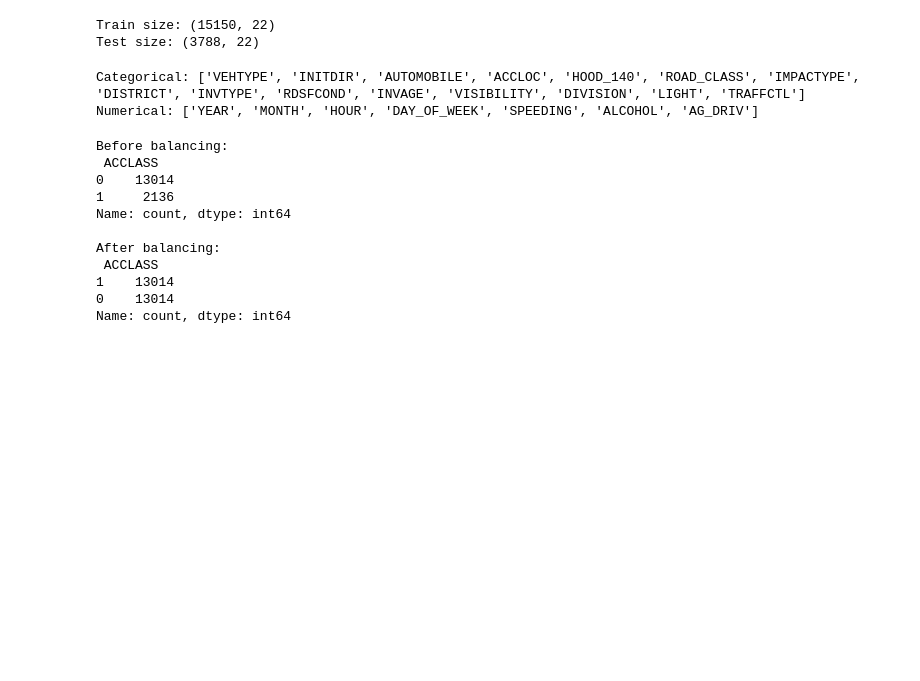
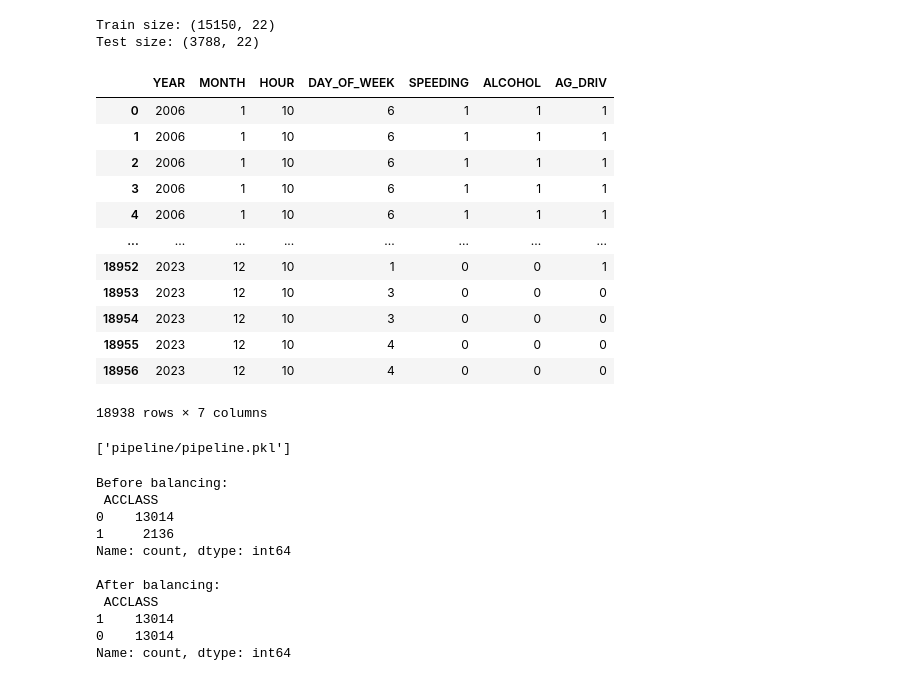
Before and after one commit to Yaksh4826/COMP247_TorontoCollision_ML_Project, a Jupyter notebook: KSI_project.ipynb, the cells around one changed output. Saved outputs shown, nothing was run; the diff lists cells and outputs as text; code cells hidden in the pictures; blank space fills up the shorter version.

Commit message:
Saved Pipeline and added API endpoints using Flask

```diff
--- a/KSI_project.ipynb
+++ b/KSI_project.ipynb
@@ -665,12 +666,21 @@ Test size: (3788, 22)
 # %%
 cat_cols = X.select_dtypes(include='object').columns.tolist()
 num_cols = X.select_dtypes(exclude='object').columns.tolist()
-
-print("Categorical:", cat_cols)
-print("Numerical:", num_cols)
+X[num_cols]
 # %% [output]
+|  | YEAR | MONTH | HOUR | DAY_OF_WEEK | SPEEDING | ALCOHOL | AG_DRIV |
+| 0 | 2006 | 1 | 10 | 6 | 1 | 1 | 1 |
+| 1 | 2006 | 1 | 10 | 6 | 1 | 1 | 1 |
+| 2 | 2006 | 1 | 10 | 6 | 1 | 1 | 1 |
+| 3 | 2006 | 1 | 10 | 6 | 1 | 1 | 1 |
+| 4 | 2006 | 1 | 10 | 6 | 1 | 1 | 1 |
+| ... | ... | ... | ... | ... | ... | ... | ... |
+| 18952 | 2023 | 12 | 10 | 1 | 0 | 0 | 1 |
+| 18953 | 2023 | 12 | 10 | 3 | 0 | 0 | 0 |
+| 18954 | 2023 | 12 | 10 | 3 | 0 | 0 | 0 |
+| 18955 | 2023 | 12 | 10 | 4 | 0 | 0 | 0 |
+| 18956 | 2023 | 12 | 10 | 4 | 0 | 0 | 0 |
-Categorical: ['VEHTYPE', 'INITDIR', 'AUTOMOBILE', 'ACCLOC', 'HOOD_140', 'ROAD_CLASS', 'IMPACTYPE', 'DISTRICT', 'INVTYPE', 'RDSFCOND', 'INVAGE', 'VISIBILITY', 'DIVISION', 'LIGHT', 'TRAFFCTL']
-Numerical: ['YEAR', 'MONTH', 'HOUR', 'DAY_OF_WEEK', 'SPEEDING', 'ALCOHOL', 'AG_DRIV']
+18938 rows × 7 columns
 # %%
 from sklearn.pipeline import Pipeline
 from sklearn.compose import ColumnTransformer
@@ -700,6 +712,9 @@ from imblearn.over_sampling import SMOTENC
 
 X_train_processed = preprocessor.fit_transform(X_train)
 X_test_processed = preprocessor.transform(X_test)
+joblib.dump(preprocessor, "pipeline/pipeline.pkl")
+# %% [output]
+['pipeline/pipeline.pkl']
 # %%
 cat_indices = list(range(len(cat_cols)))
 
```
Also changed, not shown: parts of 11 cells of this notebook, 1 other file.
